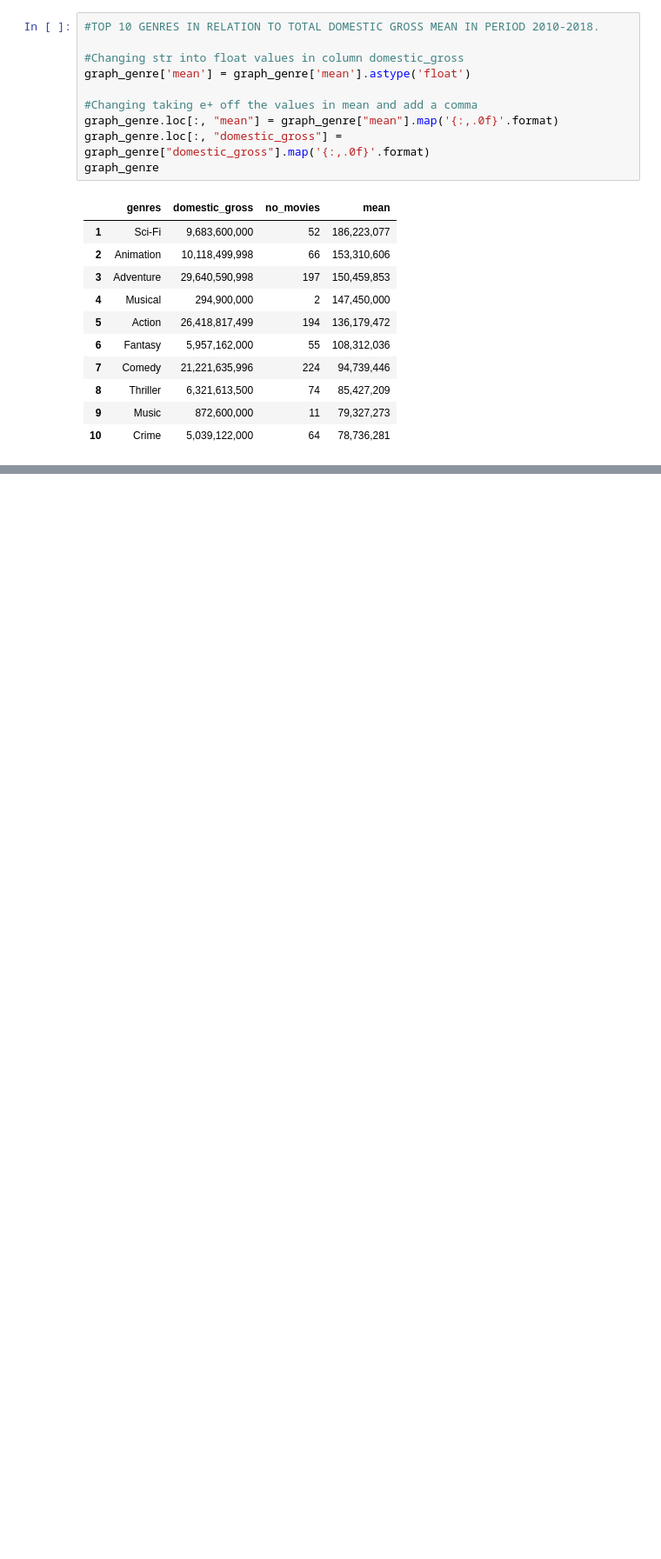
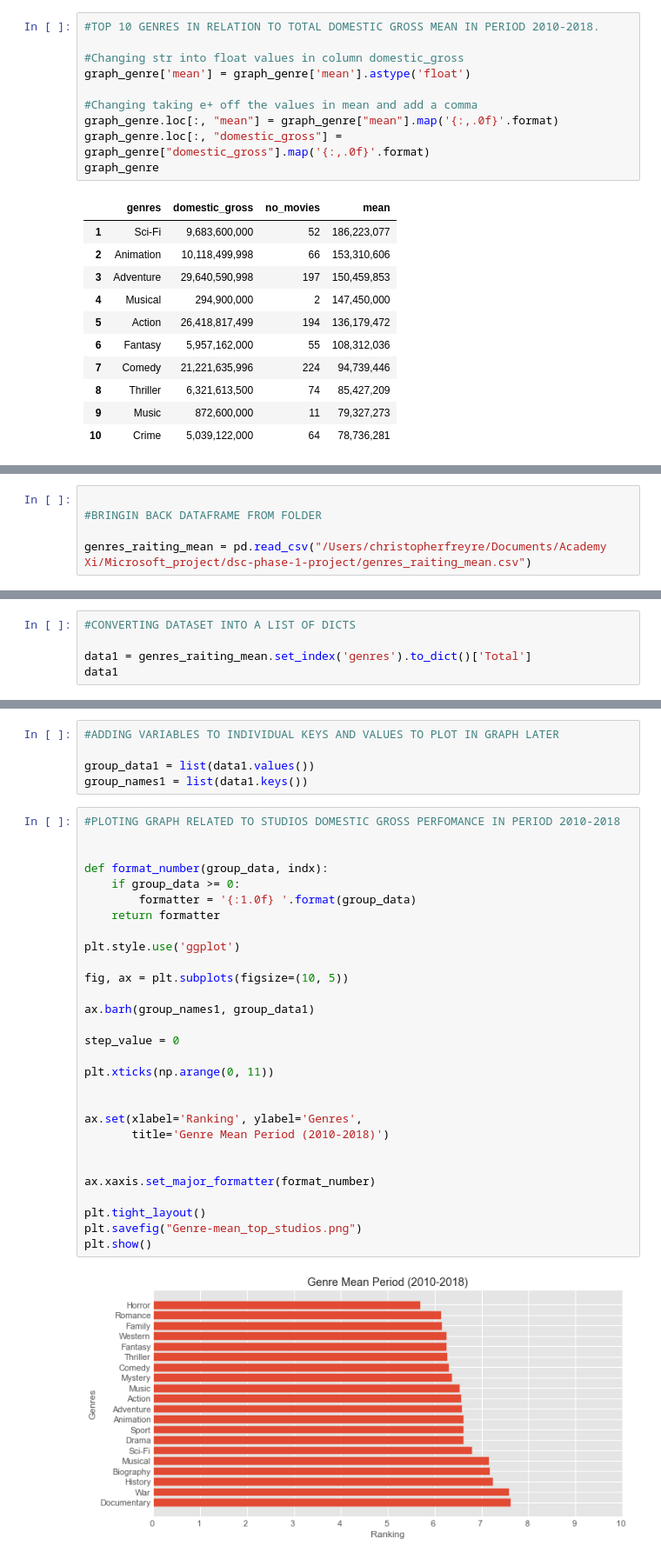
Before and after one commit to ChrisFreyre/dsc-phase-1-project, a Jupyter notebook: student.ipynb, the cells around one changed output, grey strips where cells are left out. Shown at 87% size. Saved outputs shown, nothing was run; the diff lists cells and outputs as text; blank space fills up the shorter version.

```diff
--- a/student.ipynb
+++ b/student.ipynb
@@ -972,0 +1565,5 @@ graph_genre
+# %%
+
+#BRINGIN BACK DATAFRAME FROM FOLDER
+
+genres_raiting_mean = pd.read_csv("/Users/christopherfreyre/Documents/Academy Xi/Microsoft_project/dsc-phase-1-project/genres_raiting_mean.csv")
@@ -972,0 +1590,5 @@ graph_genre
+# %%
+#CONVERTING DATASET INTO A LIST OF DICTS
+
+data1 = genres_raiting_mean.set_index('genres').to_dict()['Total']
+data1
@@ -972,0 +1616,36 @@ graph_genre
+# %%
+#ADDING VARIABLES TO INDIVIDUAL KEYS AND VALUES TO PLOT IN GRAPH LATER
+
+group_data1 = list(data1.values())
+group_names1 = list(data1.keys())
+# %%
+#PLOTING GRAPH RELATED TO STUDIOS DOMESTIC GROSS PERFOMANCE IN PERIOD 2010-2018
+
+
+def format_number(group_data, indx):
+    if group_data >= 0:
+        formatter = '{:1.0f} '.format(group_data)
+    return formatter
+
+plt.style.use('ggplot')
+
+fig, ax = plt.subplots(figsize=(10, 5))
+
+ax.barh(group_names1, group_data1)
+
+step_value = 0
+
+plt.xticks(np.arange(0, 11))
+
+
+ax.set(xlabel='Ranking', ylabel='Genres',
+       title='Genre Mean Period (2010-2018)')
+
+
+ax.xaxis.set_major_formatter(format_number)
+
+plt.tight_layout()
+plt.savefig("Genre-mean_top_studios.png")
+plt.show()
+# %% [output]
+[figure, added]
```
Also changed, not shown: parts of 47 cells of this notebook, 4 other files.
